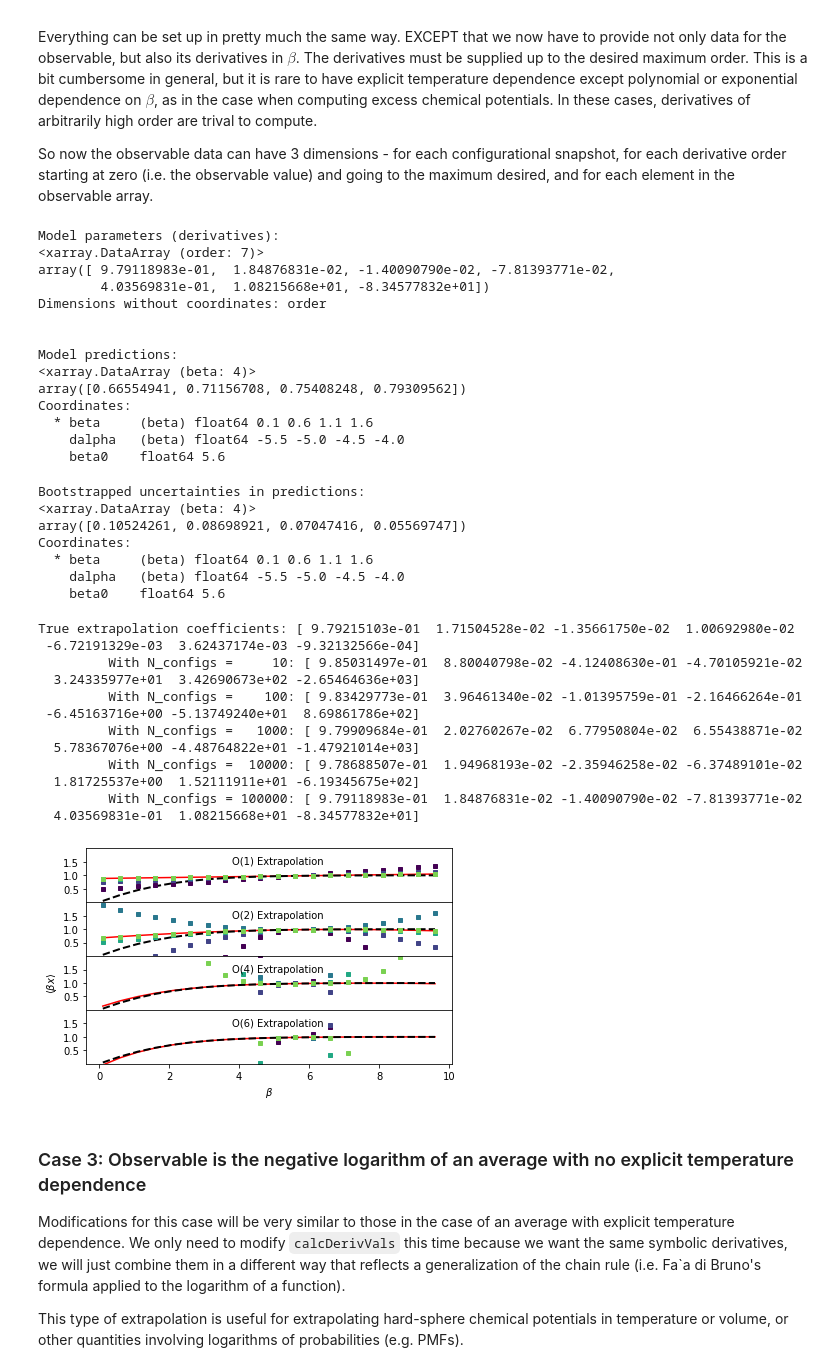
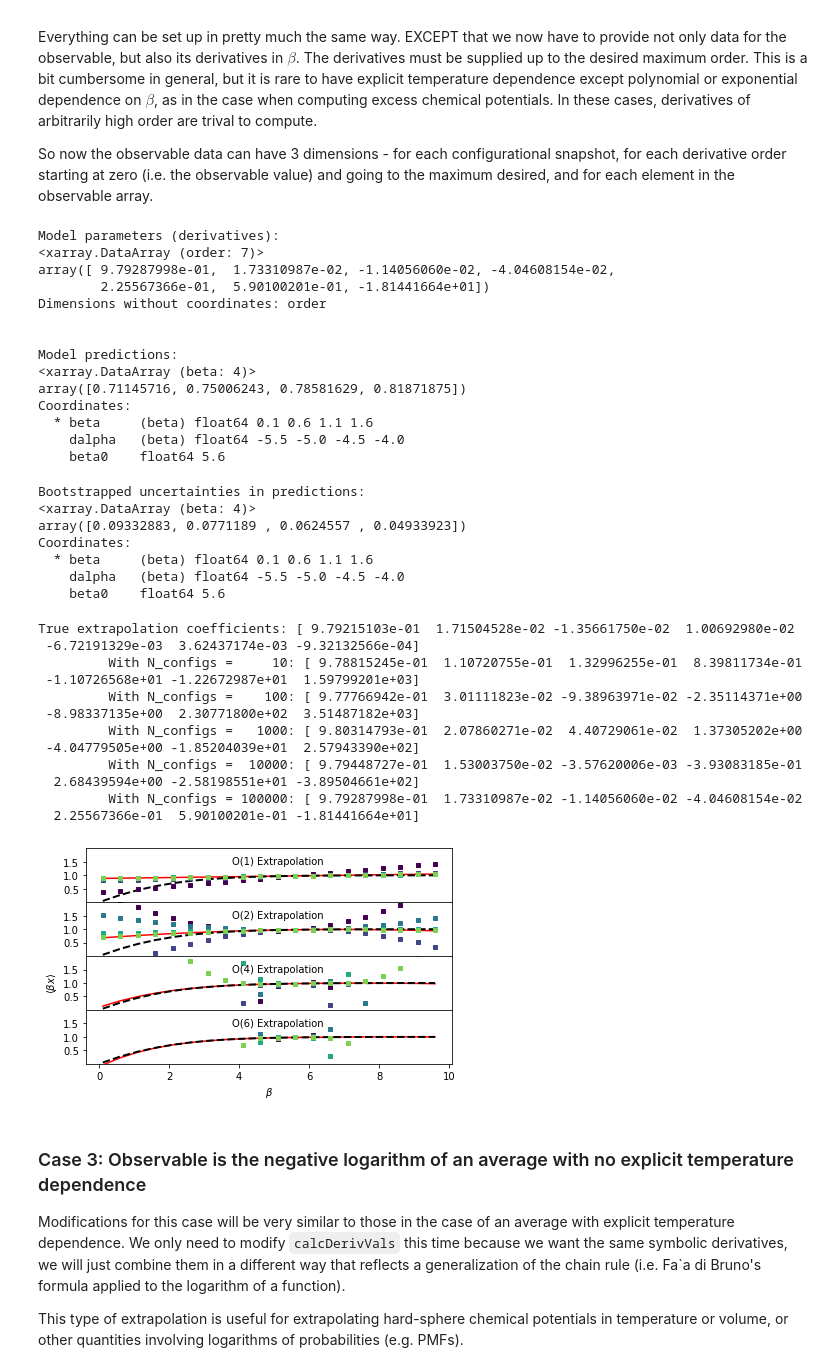
Before and after one commit to usnistgov/thermoextrap, a Jupyter notebook: notebooks/Ideal_Gas_Example_xtrapy.ipynb, the cells around one changed output. Cells and saved outputs as stored; diff of their text form; code cells hidden in the pictures.

```diff
--- a/notebooks/Ideal_Gas_Example_xtrapy.ipynb
+++ b/notebooks/Ideal_Gas_Example_xtrapy.ipynb
@@ -160,6 +151,7 @@ import thermoextrap.xtrapy.xpan_beta as xpan_beta
 # create models
 # data object
 data = xpan_beta.DataCentralMomentsVals.from_vals(order=orders[-1],
+                                                  rec_dim='rec',
                                                   xv=xdata, uv=udata, central=True)
 xem = xpan_beta.factory_extrapmodel(beta, data)
 xpm = xpan_beta.factory_perturbmodel(beta, uv=udata, xv=xdata)
@@ -566,7 +558,7 @@ xem_dep = xpan_beta.factory_extrapmodel(
         # expects order 'rec', 'deiriv',....
         xv=xdataDepend,
         # by specificying deriv dimension, trigger doing derivtive calc
-        deriv='deriv',
+        deriv_dim='deriv',
         order=orders[-1],
         central=True)
 )
@@ -583,14 +575,14 @@ print('\n')
 # %% [output]
 Model parameters (derivatives):
 <xarray.DataArray (order: 7)>
-array([ 9.79118983e-01,  1.84876831e-02, -1.40090790e-02, -7.81393771e-02,
-        4.03569831e-01,  1.08215668e+01, -8.34577832e+01])
+array([ 9.79287998e-01,  1.73310987e-02, -1.14056060e-02, -4.04608154e-02,
+        2.25567366e-01,  5.90100201e-01, -1.81441664e+01])
 Dimensions without coordinates: order
 
 
 Model predictions:
 <xarray.DataArray (beta: 4)>
-array([0.66554941, 0.71156708, 0.75408248, 0.79309562])
+array([0.71145716, 0.75006243, 0.78581629, 0.81871875])
 Coordinates:
   * beta     (beta) float64 0.1 0.6 1.1 1.6
     dalpha   (beta) float64 -5.5 -5.0 -4.5 -4.0
@@ -602,7 +594,7 @@ print(xem_dep.resample(nrep=100, parallel=True).predict(betas[:4], order=2).std(
 # %% [output]
 Bootstrapped uncertainties in predictions:
 <xarray.DataArray (beta: 4)>
-array([0.10524261, 0.08698921, 0.07047416, 0.05569747])
+array([0.09332883, 0.0771189 , 0.0624557 , 0.04933923])
 Coordinates:
   * beta     (beta) float64 0.1 0.6 1.1 1.6
     dalpha   (beta) float64 -5.5 -5.0 -4.5 -4.0
@@ -631,45 +623,46 @@ for i, n in enumerate(nsampvals):
     #Get parameters for extrapolation model with this data by training it - the parameters are the derivatives
     xem_dep = xpan_beta.factory_extrapmodel(
         beta=beta,
+        xalpha=True,
         data=xpan_beta.DataCentralMomentsVals.from_vals(uv=udata[thisinds],
                                                   xv=xdataDepend.sel(rec=thisinds),
-                                                  deriv='deriv', central=True, order=order))
+                                                  deriv_dim='deriv', central=True, order=order))
 
     out = xem_dep.predict(betas, cumsum=True)
     print('\t With N_configs = {:6}: {}'.format(n, xem_dep.xcoefs(norm=False).values.flatten()))
     for j, o in enumerate(orders):
         out.sel(order=o).plot(marker='s', ms=4, color=nsampcolors[i], ls='None', label='N={}'.format(n), ax=ax[j])
 
 ax[2].set_ylabel(r'$\langle \beta x \rangle$')
 ax[-1].set_xlabel(r'$\beta$')
 
 for j, o in enumerate(orders):
     ax[j].annotate('O(%i) Extrapolation'%(o), xy=(0.4, 0.7), xycoords='axes fraction')
 
 ax[-1].set_ylim((0.0, 2.0))
 ax[-1].yaxis.set_major_locator(mpl.ticker.MaxNLocator(nbins=4, prune='both'))
 
 fig.tight_layout()
 fig.subplots_adjust(hspace=0.0)
 
 for a in ax:
     a.set_title(None)
 
 plt.show()
 # %% [output]
 True extrapolation coefficients: [ 9.79215103e-01  1.71504528e-02 -1.35661750e-02  1.00692980e-02
  -6.72191329e-03  3.62437174e-03 -9.32132566e-04]
-         With N_configs =     10: [ 9.85031497e-01  8.80040798e-02 -4.12408630e-01 -4.70105921e-02
-  3.24335977e+01  3.42690673e+02 -2.65464636e+03]
-         With N_configs =    100: [ 9.83429773e-01  3.96461340e-02 -1.01395759e-01 -2.16466264e-01
- -6.45163716e+00 -5.13749240e+01  8.69861786e+02]
-         With N_configs =   1000: [ 9.79909684e-01  2.02760267e-02  6.77950804e-02  6.55438871e-02
-  5.78367076e+00 -4.48764822e+01 -1.47921014e+03]
-         With N_configs =  10000: [ 9.78688507e-01  1.94968193e-02 -2.35946258e-02 -6.37489101e-02
-  1.81725537e+00  1.52111911e+01 -6.19345675e+02]
-         With N_configs = 100000: [ 9.79118983e-01  1.84876831e-02 -1.40090790e-02 -7.81393771e-02
-  4.03569831e-01  1.08215668e+01 -8.34577832e+01]
+         With N_configs =     10: [ 9.78815245e-01  1.10720755e-01  1.32996255e-01  8.39811734e-01
+ -1.10726568e+01 -1.22672987e+01  1.59799201e+03]
+         With N_configs =    100: [ 9.77766942e-01  3.01111823e-02 -9.38963971e-02 -2.35114371e+00
+ -8.98337135e+00  2.30771800e+02  3.51487182e+03]
+         With N_configs =   1000: [ 9.80314793e-01  2.07860271e-02  4.40729061e-02  1.37305202e+00
+ -4.04779505e+00 -1.85204039e+01  2.57943390e+02]
+         With N_configs =  10000: [ 9.79448727e-01  1.53003750e-02 -3.57620006e-03 -3.93083185e-01
+  2.68439594e+00 -2.58198551e+01 -3.89504661e+02]
+         With N_configs = 100000: [ 9.79287998e-01  1.73310987e-02 -1.14056060e-02 -4.04608154e-02
+  2.25567366e-01  5.90100201e-01 -1.81441664e+01]
-[figure, old version]
+[figure, new version]
 # %% [markdown]
 ### Case 3: Observable is the negative logarithm of an average with no explicit temperature dependence
 
```
Also changed, not shown: parts of 29 cells of this notebook, 10 other files.
